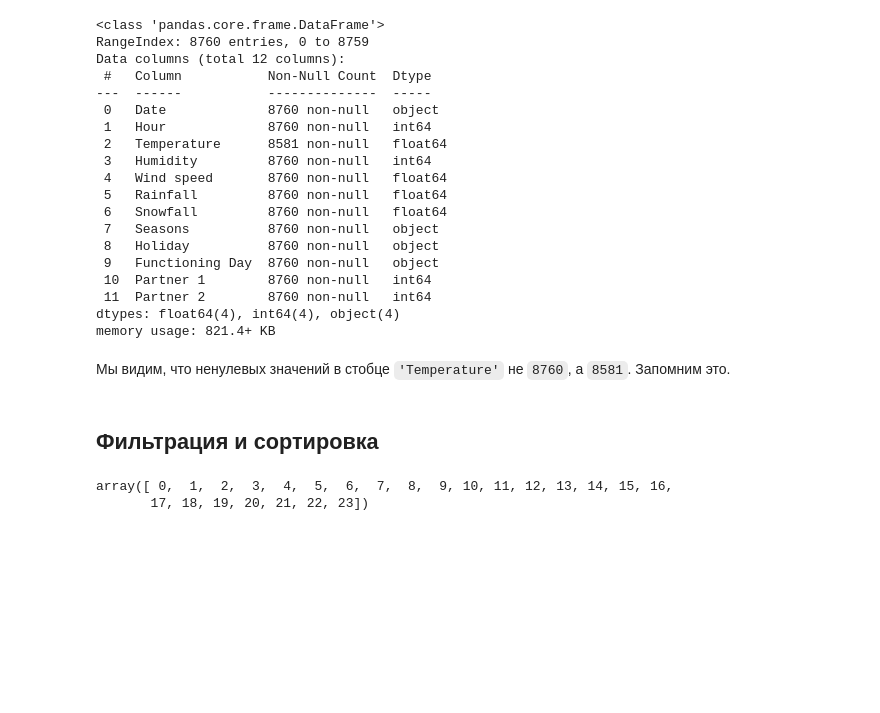
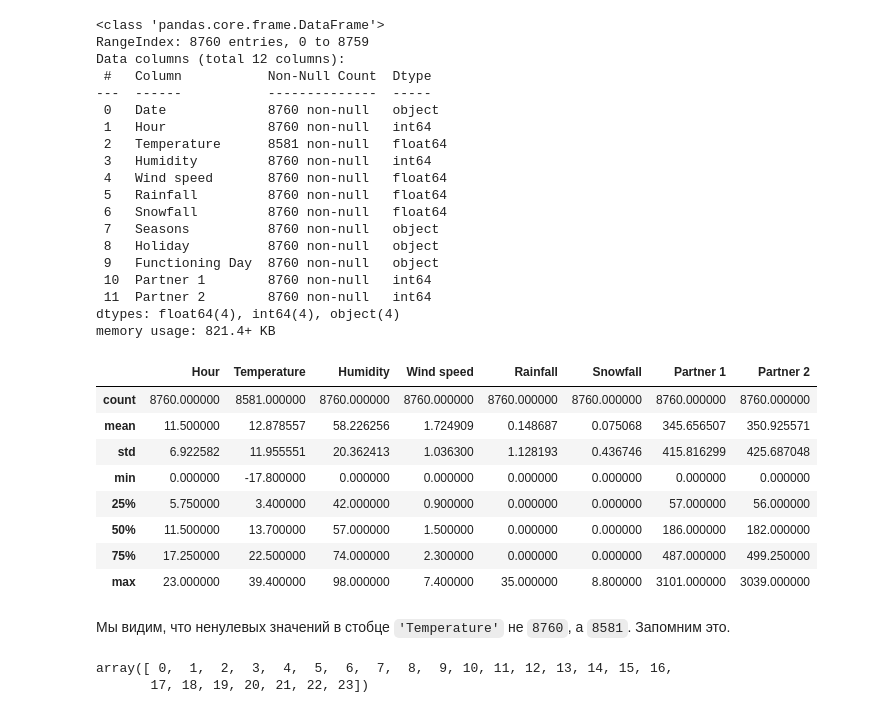
Before and after one commit to bamaxi/dataan-2023-arthist, a Jupyter notebook: seminars/11-andan-filter_sort.ipynb, the cells around one changed output. Cells and saved outputs as stored; diff of their text form; code cells hidden in the pictures; blank space fills up the shorter version.

```diff
--- a/seminars/11-andan-filter_sort.ipynb
+++ b/seminars/11-andan-filter_sort.ipynb
@@ -38,10 +40,20 @@ Data columns (total 12 columns):
  11  Partner 2        8760 non-null   int64
 dtypes: float64(4), int64(4), object(4)
 memory usage: 821.4+ KB
+# %%
+bikes.describe()
+# %% [output]
+|  | Hour | Temperature | Humidity | Wind speed | Rainfall | Snowfall | Partner 1 | Partner 2 |
+| count | 8760.000000 | 8581.000000 | 8760.000000 | 8760.000000 | 8760.000000 | 8760.000000 | 8760.000000 | 8760.000000 |
+| mean | 11.500000 | 12.878557 | 58.226256 | 1.724909 | 0.148687 | 0.075068 | 345.656507 | 350.925571 |
+| std | 6.922582 | 11.955551 | 20.362413 | 1.036300 | 1.128193 | 0.436746 | 415.816299 | 425.687048 |
+| min | 0.000000 | -17.800000 | 0.000000 | 0.000000 | 0.000000 | 0.000000 | 0.000000 | 0.000000 |
+| 25% | 5.750000 | 3.400000 | 42.000000 | 0.900000 | 0.000000 | 0.000000 | 57.000000 | 56.000000 |
+| 50% | 11.500000 | 13.700000 | 57.000000 | 1.500000 | 0.000000 | 0.000000 | 186.000000 | 182.000000 |
+| 75% | 17.250000 | 22.500000 | 74.000000 | 2.300000 | 0.000000 | 0.000000 | 487.000000 | 499.250000 |
+| max | 23.000000 | 39.400000 | 98.000000 | 7.400000 | 35.000000 | 8.800000 | 3101.000000 | 3039.000000 |
 # %% [markdown]
 Мы видим, что ненулевых значений в стобце `'Temperature'` не `8760`, а `8581`. Запомним это.
-# %% [markdown]
-## Фильтрация и сортировка
 # %%
 bikes['Hour']
 # %%
```
Also changed, not shown: parts of 32 cells of this notebook.
